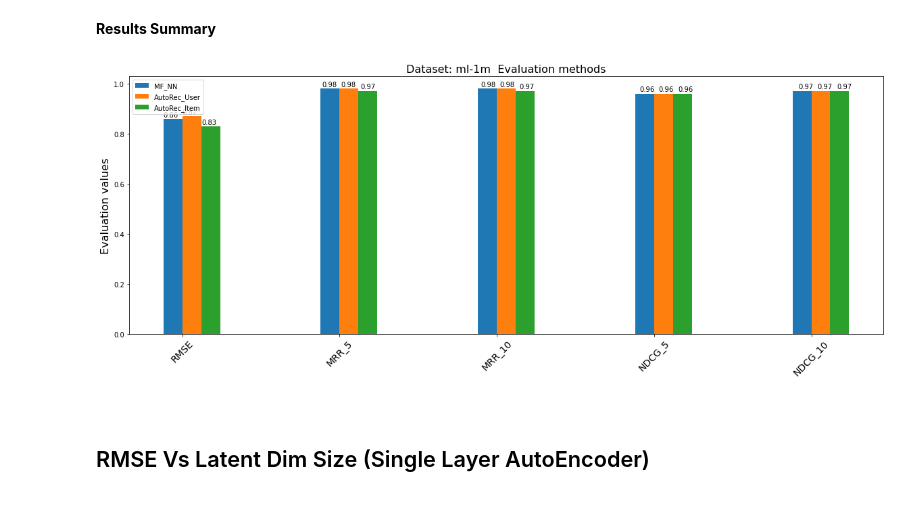
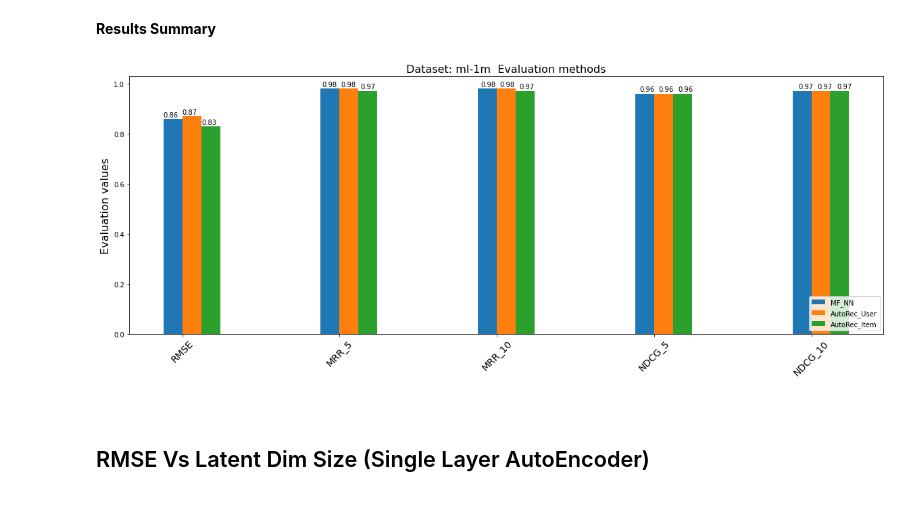
Before and after one commit to lleviraz/recsys_final_project, a Jupyter notebook: RS_AutoRec_Project_ML_1M.ipynb, the cells around one changed output. Saved outputs shown, nothing was run; the diff lists cells and outputs as text; code cells hidden in the pictures.

```diff
--- a/RS_AutoRec_Project_ML_1M.ipynb
+++ b/RS_AutoRec_Project_ML_1M.ipynb
@@ -1001,35 +986,35 @@ AutoRec_User = [final_results.loc[1,'RMSE'] , \
             final_results.loc[1,'MRR_5'] , \
             final_results.loc[1,'MRR_10'] , \
             final_results.loc[1,'NDCG_5'] , \
             final_results.loc[1,'NDCG_10']]
 
 AutoRec_Item = [final_results.loc[2,'RMSE'] , \
             final_results.loc[2,'MRR_5'] , \
             final_results.loc[2,'MRR_10'] , \
             final_results.loc[2,'NDCG_5'] , \
             final_results.loc[2,'NDCG_10']]
 
 
 MF_NN           = [ int(i*100)/100  for i in MF_NN]
 AutoRec_User    = [ int(i*100)/100  for i in AutoRec_User]
 AutoRec_Item    = [ int(i*100)/100  for i in AutoRec_Item]
 
 
 fig, ax = plt.subplots(1, 1, figsize=(20, 7))
 width = 0.12
 ax.bar(x - width/2, MF_NN , width, label='MF_NN')
 ax.bar(x + width/2, AutoRec_User , width, label='AutoRec_User')
 ax.bar(x + (3/2)*width, AutoRec_Item, width, label='AutoRec_Item')
 ax.set_title("Dataset: {}  Evaluation methods".format(dataset_name), fontsize=16)
 ax.set_ylabel("Evaluation values", fontsize=16)
 ax.set_xticks(x)
 ax.set_xticklabels(labels ,fontsize=14,rotation=45)
-ax.legend()
+ax.legend(loc='lower right')
 
 for p in ax.patches:
     ax.annotate(str(p.get_height()), (p.get_x() * 1.010, p.get_height() * 1.010))
 # %% [output]
-[figure, old version]
+[figure, new version]
 # %% [markdown]
 <br>
 
```
Also changed, not shown: parts of 28 cells of this notebook, 1 other file.
